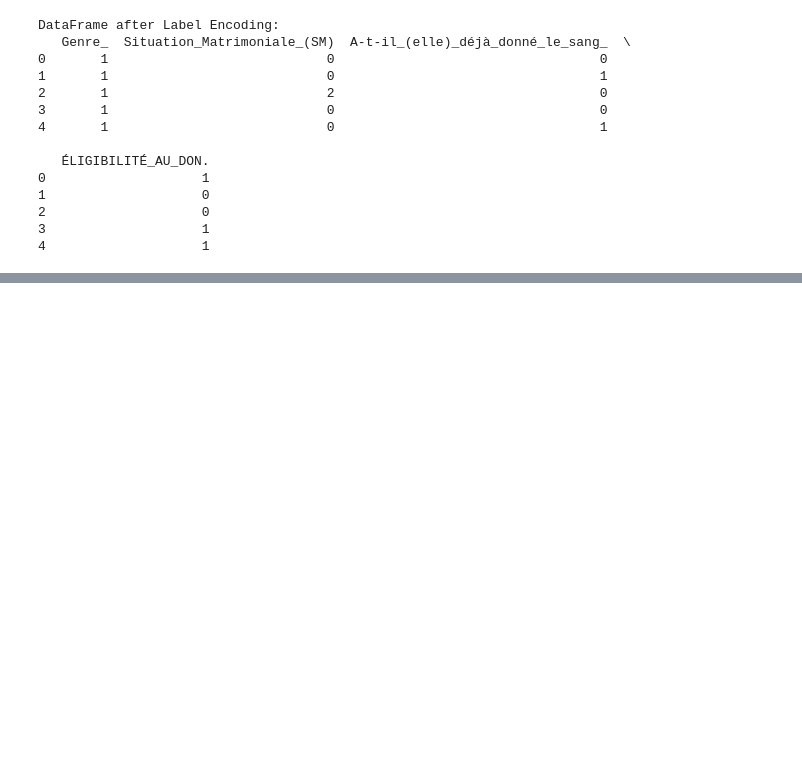
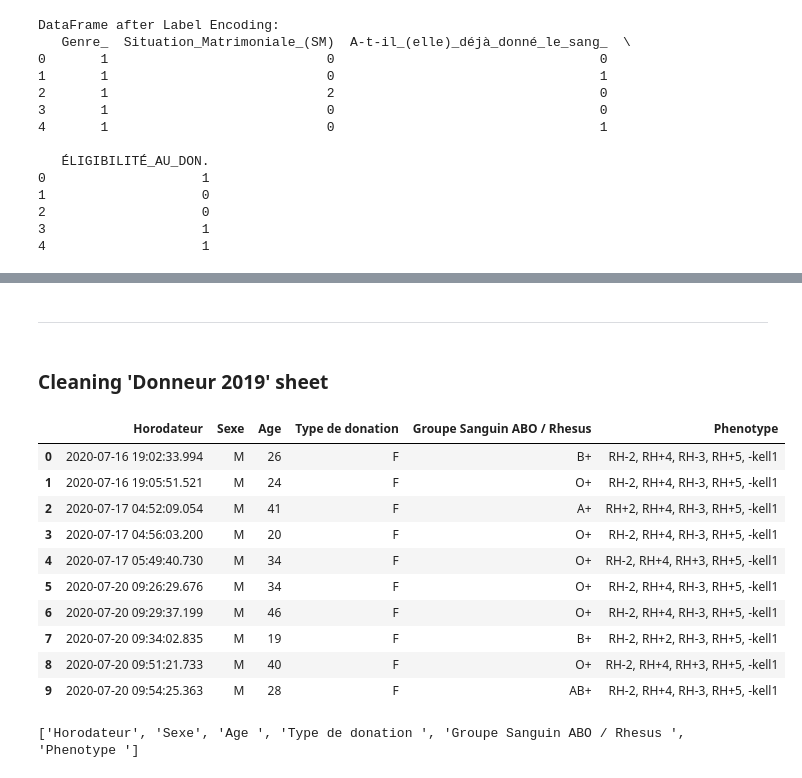
Before and after one commit to Divina-s/Blood-Donor-Dashboard, a Jupyter notebook: Data Cleaning .ipynb, the cells around one changed output, grey strips where cells are left out. Cells and saved outputs as stored; diff of their text form; code cells hidden in the pictures; blank space fills up the shorter version.

```diff
--- a/Data Cleaning .ipynb
+++ b/Data Cleaning .ipynb
@@ -239,0 +305,23 @@ clean_df1
+# %% [markdown]
+---
+# %% [markdown]
+### Cleaning 'Donneur 2019' sheet
+# %%
+df2. head(10)
+# %% [output]
+|  | Horodateur | Sexe | Age | Type de donation | Groupe Sanguin ABO / Rhesus | Phenotype |
+| 0 | 2020-07-16 19:02:33.994 | M | 26 | F | B+ | RH-2, RH+4, RH-3, RH+5, -kell1 |
+| 1 | 2020-07-16 19:05:51.521 | M | 24 | F | O+ | RH-2, RH+4, RH-3, RH+5, -kell1 |
+| 2 | 2020-07-17 04:52:09.054 | M | 41 | F | A+ | RH+2, RH+4, RH-3, RH+5, -kell1 |
+| 3 | 2020-07-17 04:56:03.200 | M | 20 | F | O+ | RH-2, RH+4, RH-3, RH+5, -kell1 |
+| 4 | 2020-07-17 05:49:40.730 | M | 34 | F | O+ | RH-2, RH+4, RH+3, RH+5, -kell1 |
+| 5 | 2020-07-20 09:26:29.676 | M | 34 | F | O+ | RH-2, RH+4, RH-3, RH+5, -kell1 |
+| 6 | 2020-07-20 09:29:37.199 | M | 46 | F | O+ | RH-2, RH+4, RH-3, RH+5, -kell1 |
+| 7 | 2020-07-20 09:34:02.835 | M | 19 | F | B+ | RH-2, RH+2, RH-3, RH+5, -kell1 |
+| 8 | 2020-07-20 09:51:21.733 | M | 40 | F | O+ | RH-2, RH+4, RH+3, RH+5, -kell1 |
+| 9 | 2020-07-20 09:54:25.363 | M | 28 | F | AB+ | RH-2, RH+4, RH-3, RH+5, -kell1 |
+# %%
+# Display the column names
+print(df2.columns.tolist())
+# %% [output]
+['Horodateur', 'Sexe', 'Age ', 'Type de donation ', 'Groupe Sanguin ABO / Rhesus ', 'Phenotype ']
```
Also changed, not shown: parts of 31 cells of this notebook.
